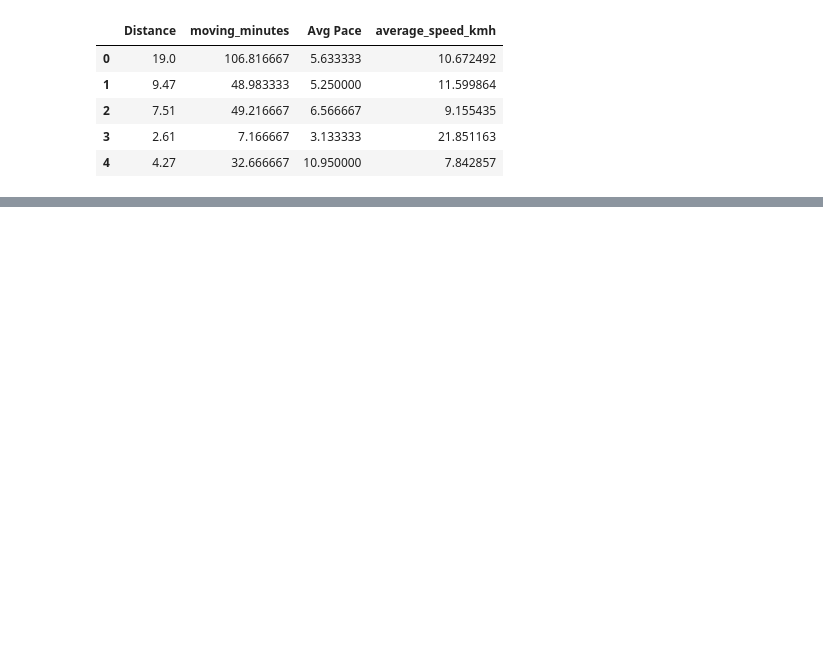
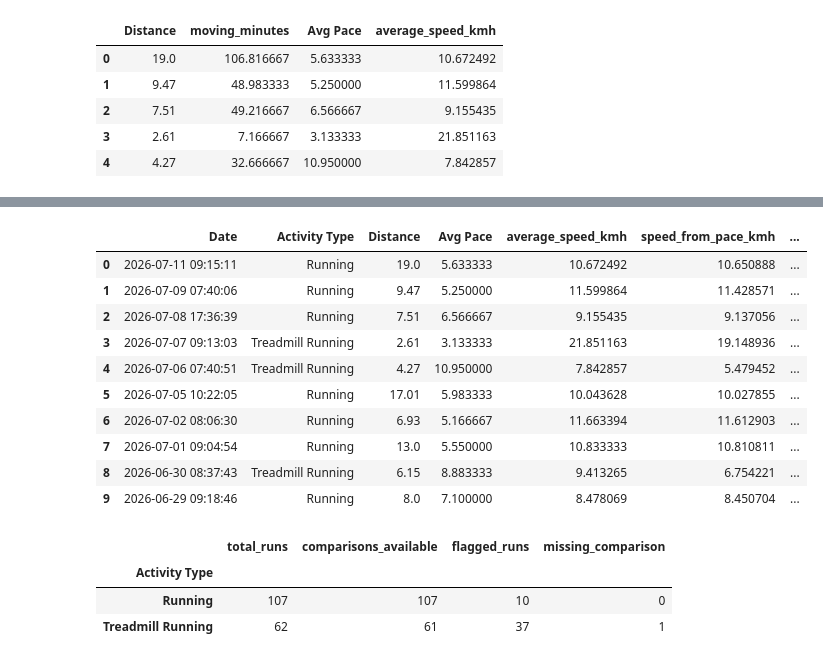
Before and after one commit to leahmoore8/athlete-intelligence, a Jupyter notebook: notebooks/02_feature_engineering.ipynb, the cells around one changed output, grey strips where cells are left out. Saved outputs shown, nothing was run; the diff lists cells and outputs as text; code cells hidden in the pictures; blank space fills up the shorter version.

```diff
--- a/notebooks/02_feature_engineering.ipynb
+++ b/notebooks/02_feature_engineering.ipynb
@@ -92,0 +147,40 @@ featured_runs[
+# %%
+featured_runs[
+    [
+        "Date",
+        "Activity Type",
+        "Distance",
+        "Avg Pace",
+        "average_speed_kmh",
+        "speed_from_pace_kmh",
+        "speed_difference_pct",
+        "speed_quality_flag",
+    ]
+].head(10)
+# %% [output]
+|  | Date | Activity Type | Distance | Avg Pace | average_speed_kmh | speed_from_pace_kmh | ... |
+| 0 | 2026-07-11 09:15:11 | Running | 19.0 | 5.633333 | 10.672492 | 10.650888 | ... |
+| 1 | 2026-07-09 07:40:06 | Running | 9.47 | 5.250000 | 11.599864 | 11.428571 | ... |
+| 2 | 2026-07-08 17:36:39 | Running | 7.51 | 6.566667 | 9.155435 | 9.137056 | ... |
+| 3 | 2026-07-07 09:13:03 | Treadmill Running | 2.61 | 3.133333 | 21.851163 | 19.148936 | ... |
+| 4 | 2026-07-06 07:40:51 | Treadmill Running | 4.27 | 10.950000 | 7.842857 | 5.479452 | ... |
+| 5 | 2026-07-05 10:22:05 | Running | 17.01 | 5.983333 | 10.043628 | 10.027855 | ... |
+| 6 | 2026-07-02 08:06:30 | Running | 6.93 | 5.166667 | 11.663394 | 11.612903 | ... |
+| 7 | 2026-07-01 09:04:54 | Running | 13.0 | 5.550000 | 10.833333 | 10.810811 | ... |
+| 8 | 2026-06-30 08:37:43 | Treadmill Running | 6.15 | 8.883333 | 9.413265 | 6.754221 | ... |
+| 9 | 2026-06-29 09:18:46 | Running | 8.0 | 7.100000 | 8.478069 | 8.450704 | ... |
+# %%
+speed_quality_summary = (
+    featured_runs.groupby("Activity Type")["speed_quality_flag"]
+    .agg(total_runs="size", comparisons_available="count", flagged_runs="sum")
+)
+speed_quality_summary["missing_comparison"] = (
+    speed_quality_summary["total_runs"]
+    - speed_quality_summary["comparisons_available"]
+)
+speed_quality_summary
+# %% [output]
+|  | total_runs | comparisons_available | flagged_runs | missing_comparison |
+| Activity Type |  |  |  |  |
+| Running | 107 | 107 | 10 | 0 |
+| Treadmill Running | 62 | 61 | 37 | 1 |
```
Also changed, not shown: parts of 49 cells of this notebook, 2 other files.
